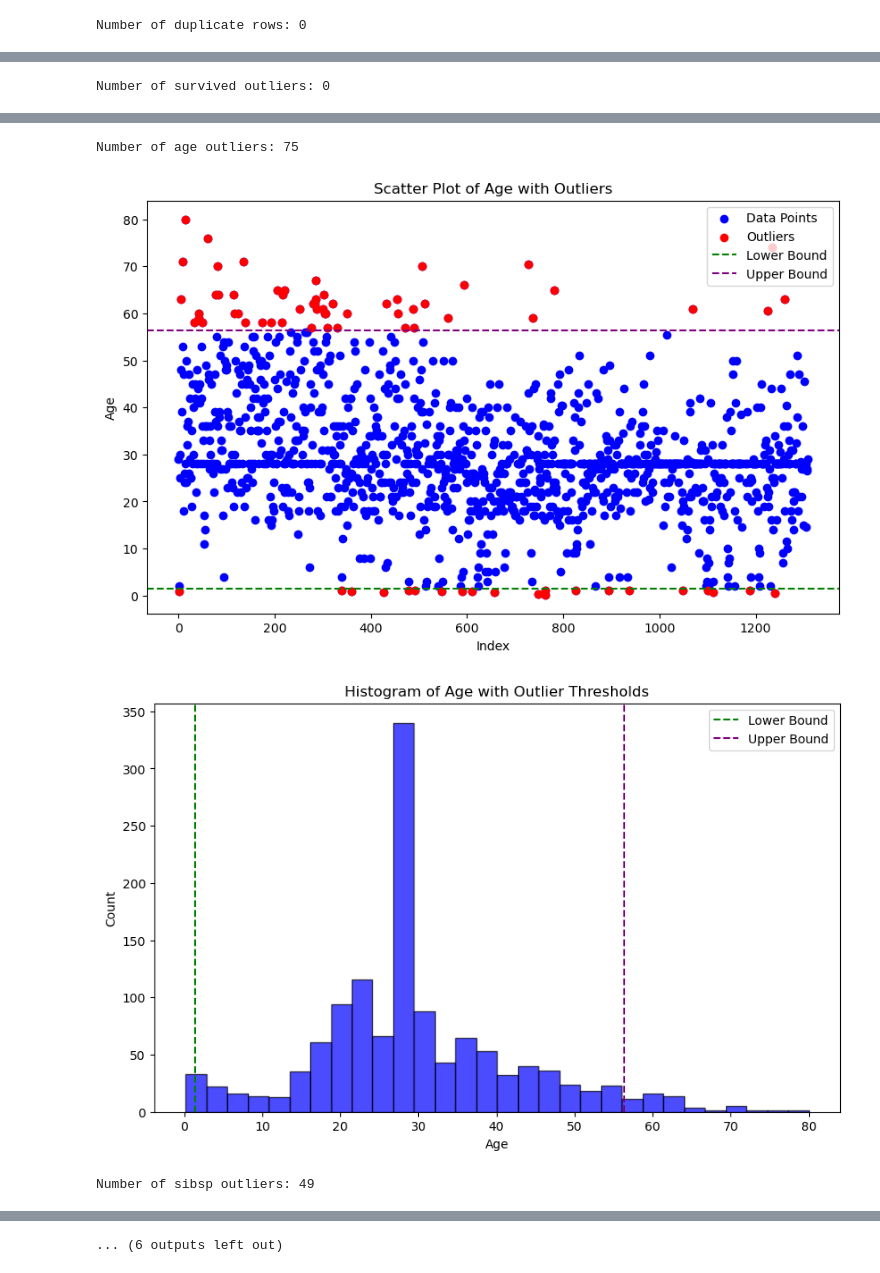
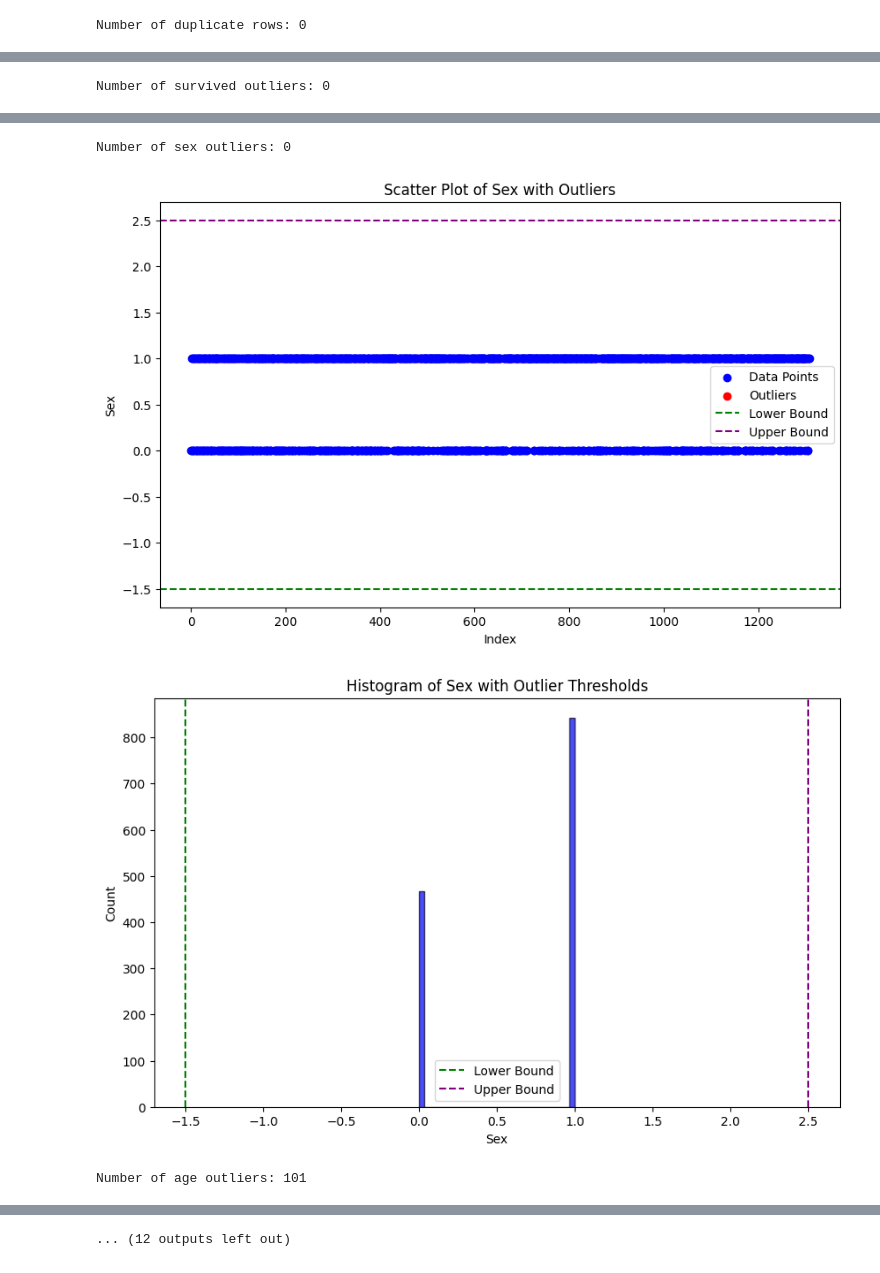
Before and after one commit to GoncaloMatias1/AI-Project_2, a Jupyter notebook: Project-2/src/titanic_analysis.ipynb, the cells around one changed output, grey strips where cells are left out. Saved outputs shown, nothing was run; the diff lists cells and outputs as text; code cells hidden in the pictures.

```diff
--- a/Project-2/src/titanic_analysis.ipynb
+++ b/Project-2/src/titanic_analysis.ipynb
@@ -327,9 +336,0 @@ After identifying the missing values in each column, we have decided to drop the
-# %%
-# Drop the 'body' column
-df = df.drop(columns=['body'])
-df = df.drop(columns=['cabin'])
-df = df.drop(columns=['boat'])
-
-# Verify that the column has been dropped
-print("Columns after dropping 'body'and 'cabin' and 'boat:")
-print(df.columns)
@@ -351,0 +376,13 @@ Number of missing values in 'age' after filling: 0
+# %%
+from sklearn.preprocessing import LabelEncoder
+
+# Convert categorical columns to numerical values using LabelEncoder
+label_encoders = {}
+categorical_columns = ['sex', 'embarked']
+
+for column in categorical_columns:
+    label_encoders[column] = LabelEncoder()
+    df[column] = label_encoders[column].fit_transform(df[column].astype(str))
+
+# Verify the transformation
+print(df.head())
@@ -358,6 +402,24 @@ We will now check for outliers in all numerical columns using the IQR method. Th
 # %%
 import pandas as pd
 import matplotlib.pyplot as plt
+from sklearn.preprocessing import LabelEncoder
+
+# Load the dataset
+file_path = '../data/Titanic Dataset.csv'
+df = pd.read_csv(file_path)
+
+# Fill missing values
+df['age'] = df['age'].fillna(df['age'].median())
+df['fare'] = df['fare'].fillna(df['fare'].median())
+df['embarked'] = df['embarked'].fillna(df['embarked'].mode()[0])
+
+# Convert categorical columns to numerical values using LabelEncoder
+label_encoders = {}
+categorical_columns = ['sex', 'embarked']
+
+for column in categorical_columns:
+    label_encoders[column] = LabelEncoder()
+    df[column] = label_encoders[column].fit_transform(df[column].astype(str))
 
 # Function to find outliers using the IQR method
 def find_outliers_iqr(df, column):
@@ -370,12 +432,12 @@ def find_outliers_iqr(df, column):
     return outliers
 
 # Identify numerical columns in the current dataset
-numerical_columns = df.select_dtypes(include=['number']).columns.tolist()
+numerical_columns = ['pclass', 'survived', 'sex', 'age', 'sibsp', 'parch', 'fare', 'embarked']
 
 # Dictionary to hold outliers for each column
 outliers_dict = {}
 
-# Find outliers for each numerical column
+# Find outliers for each numerical column and visualize them
 for column in numerical_columns:
     outliers_dict[column] = find_outliers_iqr(df, column)
     print(f"Number of {column} outliers: {len(outliers_dict[column])}")
@@ -412,4 +474,4 @@ Number of survived outliers: 0
-Number of age outliers: 75
+Number of sex outliers: 0
-[figure, old version]
+[figure, new version]
-[figure, old version]
+[figure, new version]
-Number of sibsp outliers: 49
+Number of age outliers: 101
@@ -418 +480 @@ Number of sibsp outliers: 49
-... (6 outputs left out)
+... (12 outputs left out)
```
Also changed, not shown: parts of 58 cells of this notebook.
